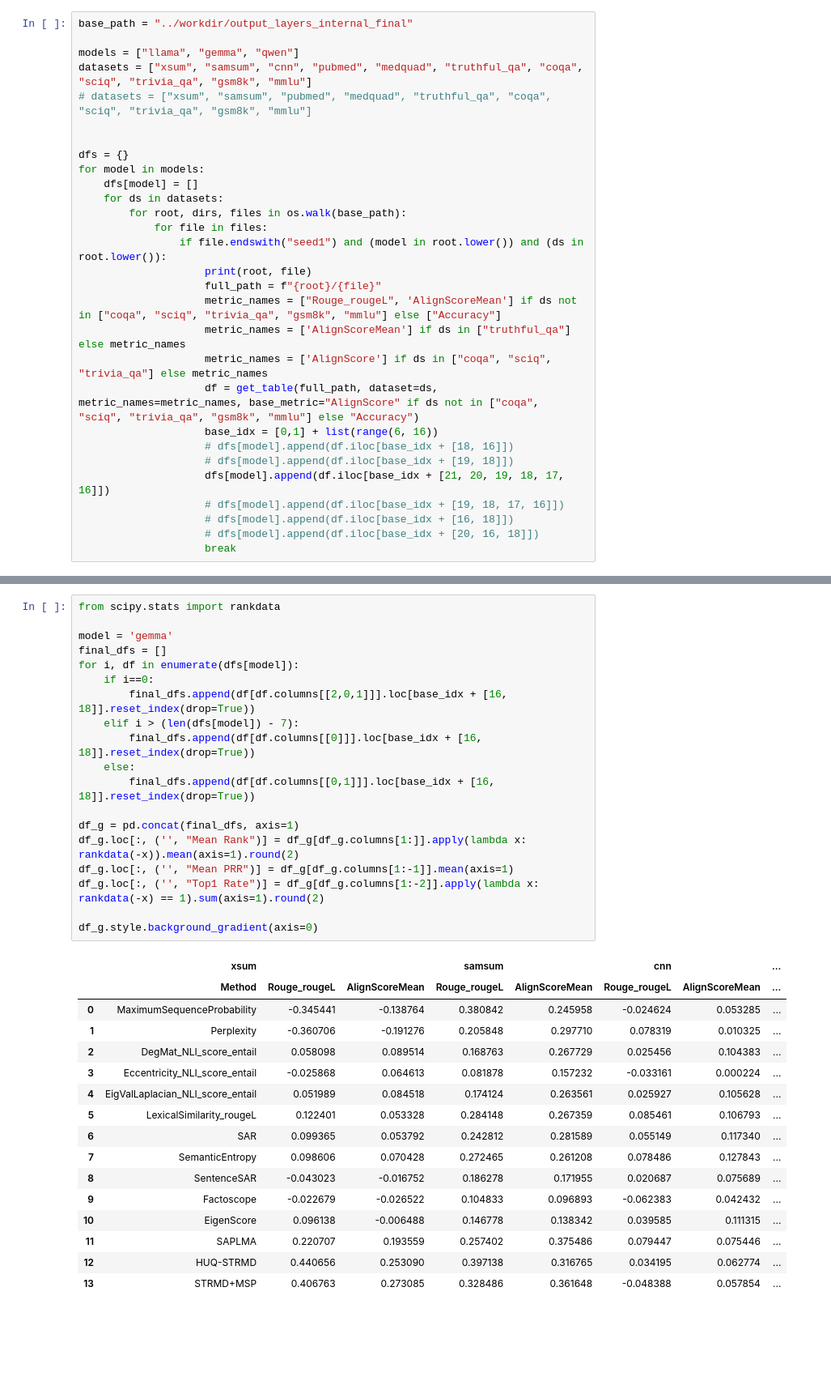
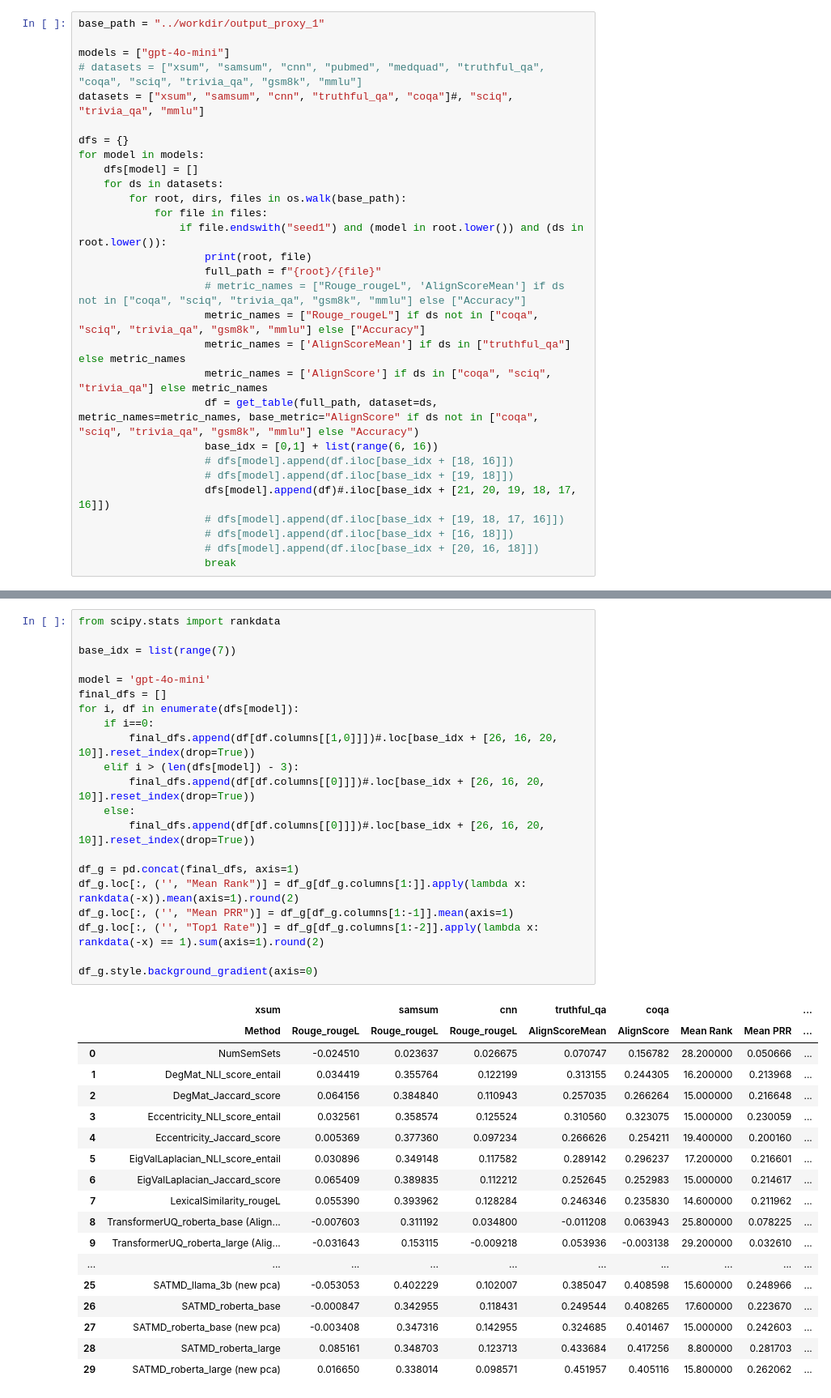
Before and after one commit to ArtemVazh/token_mahalanobis_distance, a Jupyter notebook: notebooks/final_results_bb.ipynb, the cells around one changed output, grey strips where cells are left out. Shown: that part at 81% size. Drawn from its saved outputs; the diff is of its cells as text; blank space fills up the shorter version.

```diff
--- a/notebooks/final_results_bb.ipynb
+++ b/notebooks/final_results_bb.ipynb
@@ -77,12 +97,11 @@ def get_table(path, metric_names=["Rouge_rougeL", 'AlignScore'], base_metric="Ac
     df0.loc[:, (dataset, 'Method')] = method
     return df0.reset_index(drop=True)
 # %%
-base_path = "../workdir/output_layers_internal_final"
+base_path = "../workdir/output_proxy_1"
 
-models = ["llama", "gemma", "qwen"]
-datasets = ["xsum", "samsum", "cnn", "pubmed", "medquad", "truthful_qa", "coqa", "sciq", "trivia_qa", "gsm8k", "mmlu"]
-# datasets = ["xsum", "samsum", "pubmed", "medquad", "truthful_qa", "coqa", "sciq", "trivia_qa", "gsm8k", "mmlu"]
-
+models = ["gpt-4o-mini"]
+# datasets = ["xsum", "samsum", "cnn", "pubmed", "medquad", "truthful_qa", "coqa", "sciq", "trivia_qa", "gsm8k", "mmlu"]
+datasets = ["xsum", "samsum", "cnn", "truthful_qa", "coqa"]#, "sciq", "trivia_qa", "mmlu"]
 
 dfs = {}
 for model in models:
@@ -93,14 +112,15 @@ for model in models:
                 if file.endswith("seed1") and (model in root.lower()) and (ds in root.lower()):
                     print(root, file)
                     full_path = f"{root}/{file}"
-                    metric_names = ["Rouge_rougeL", 'AlignScoreMean'] if ds not in ["coqa", "sciq", "trivia_qa", "gsm8k", "mmlu"] else ["Accuracy"]
+                    # metric_names = ["Rouge_rougeL", 'AlignScoreMean'] if ds not in ["coqa", "sciq", "trivia_qa", "gsm8k", "mmlu"] else ["Accuracy"]
+                    metric_names = ["Rouge_rougeL"] if ds not in ["coqa", "sciq", "trivia_qa", "gsm8k", "mmlu"] else ["Accuracy"]
                     metric_names = ['AlignScoreMean'] if ds in ["truthful_qa"] else metric_names
                     metric_names = ['AlignScore'] if ds in ["coqa", "sciq", "trivia_qa"] else metric_names
                     df = get_table(full_path, dataset=ds, metric_names=metric_names, base_metric="AlignScore" if ds not in ["coqa", "sciq", "trivia_qa", "gsm8k", "mmlu"] else "Accuracy")
                     base_idx = [0,1] + list(range(6, 16))
                     # dfs[model].append(df.iloc[base_idx + [18, 16]])
                     # dfs[model].append(df.iloc[base_idx + [19, 18]])
-                    dfs[model].append(df.iloc[base_idx + [21, 20, 19, 18, 17, 16]])
+                    dfs[model].append(df)#.iloc[base_idx + [21, 20, 19, 18, 17, 16]])
                     # dfs[model].append(df.iloc[base_idx + [19, 18, 17, 16]])
                     # dfs[model].append(df.iloc[base_idx + [16, 18]])
                     # dfs[model].append(df.iloc[base_idx + [20, 16, 18]])
@@ -126,36 +143,40 @@ Accuracy: 0.668
 # %%
 from scipy.stats import rankdata
 
-model = 'gemma'
+base_idx = list(range(7))
+
+model = 'gpt-4o-mini'
 final_dfs = []
 for i, df in enumerate(dfs[model]):
     if i==0:
-        final_dfs.append(df[df.columns[[2,0,1]]].loc[base_idx + [16, 18]].reset_index(drop=True))
-    elif i > (len(dfs[model]) - 7):
-        final_dfs.append(df[df.columns[[0]]].loc[base_idx + [16, 18]].reset_index(drop=True))
+        final_dfs.append(df[df.columns[[1,0]]])#.loc[base_idx + [26, 16, 20, 10]].reset_index(drop=True))
+    elif i > (len(dfs[model]) - 3):
+        final_dfs.append(df[df.columns[[0]]])#.loc[base_idx + [26, 16, 20, 10]].reset_index(drop=True))
     else:
-        final_dfs.append(df[df.columns[[0,1]]].loc[base_idx + [16, 18]].reset_index(drop=True))
+        final_dfs.append(df[df.columns[[0]]])#.loc[base_idx + [26, 16, 20, 10]].reset_index(drop=True))
 
 df_g = pd.concat(final_dfs, axis=1)
 df_g.loc[:, ('', "Mean Rank")] = df_g[df_g.columns[1:]].apply(lambda x: rankdata(-x)).mean(axis=1).round(2)
 df_g.loc[:, ('', "Mean PRR")] = df_g[df_g.columns[1:-1]].mean(axis=1)
 df_g.loc[:, ('', "Top1 Rate")] = df_g[df_g.columns[1:-2]].apply(lambda x: rankdata(-x) == 1).sum(axis=1).round(2)
 
 df_g.style.background_gradient(axis=0)
 # %% [output]
-|  | xsum |  |  | samsum |  | cnn |  | ... |
-|  | Method | Rouge_rougeL | AlignScoreMean | Rouge_rougeL | AlignScoreMean | Rouge_rougeL | AlignScoreMean | ... |
-| 0 | MaximumSequenceProbability | -0.345441 | -0.138764 | 0.380842 | 0.245958 | -0.024624 | 0.053285 | ... |
-| 1 | Perplexity | -0.360706 | -0.191276 | 0.205848 | 0.297710 | 0.078319 | 0.010325 | ... |
-| 2 | DegMat_NLI_score_entail | 0.058098 | 0.089514 | 0.168763 | 0.267729 | 0.025456 | 0.104383 | ... |
-| 3 | Eccentricity_NLI_score_entail | -0.025868 | 0.064613 | 0.081878 | 0.157232 | -0.033161 | 0.000224 | ... |
-| 4 | EigValLaplacian_NLI_score_entail | 0.051989 | 0.084518 | 0.174124 | 0.263561 | 0.025927 | 0.105628 | ... |
-| 5 | LexicalSimilarity_rougeL | 0.122401 | 0.053328 | 0.284148 | 0.267359 | 0.085461 | 0.106793 | ... |
-| 6 | SAR | 0.099365 | 0.053792 | 0.242812 | 0.281589 | 0.055149 | 0.117340 | ... |
-| 7 | SemanticEntropy | 0.098606 | 0.070428 | 0.272465 | 0.261208 | 0.078486 | 0.127843 | ... |
-| 8 | SentenceSAR | -0.043023 | -0.016752 | 0.186278 | 0.171955 | 0.020687 | 0.075689 | ... |
-| 9 | Factoscope | -0.022679 | -0.026522 | 0.104833 | 0.096893 | -0.062383 | 0.042432 | ... |
-| 10 | EigenScore | 0.096138 | -0.006488 | 0.146778 | 0.138342 | 0.039585 | 0.111315 | ... |
-| 11 | SAPLMA | 0.220707 | 0.193559 | 0.257402 | 0.375486 | 0.079447 | 0.075446 | ... |
-| 12 | HUQ-STRMD | 0.440656 | 0.253090 | 0.397138 | 0.316765 | 0.034195 | 0.062774 | ... |
-| 13 | STRMD+MSP | 0.406763 | 0.273085 | 0.328486 | 0.361648 | -0.048388 | 0.057854 | ... |
+|  | xsum |  | samsum | cnn | truthful_qa | coqa |  |  | ... |
+|  | Method | Rouge_rougeL | Rouge_rougeL | Rouge_rougeL | AlignScoreMean | AlignScore | Mean Rank | Mean PRR | ... |
+| 0 | NumSemSets | -0.024510 | 0.023637 | 0.026675 | 0.070747 | 0.156782 | 28.200000 | 0.050666 | ... |
+| 1 | DegMat_NLI_score_entail | 0.034419 | 0.355764 | 0.122199 | 0.313155 | 0.244305 | 16.200000 | 0.213968 | ... |
+| 2 | DegMat_Jaccard_score | 0.064156 | 0.384840 | 0.110943 | 0.257035 | 0.266264 | 15.000000 | 0.216648 | ... |
+| 3 | Eccentricity_NLI_score_entail | 0.032561 | 0.358574 | 0.125524 | 0.310560 | 0.323075 | 15.000000 | 0.230059 | ... |
+| 4 | Eccentricity_Jaccard_score | 0.005369 | 0.377360 | 0.097234 | 0.266626 | 0.254211 | 19.400000 | 0.200160 | ... |
+| 5 | EigValLaplacian_NLI_score_entail | 0.030896 | 0.349148 | 0.117582 | 0.289142 | 0.296237 | 17.200000 | 0.216601 | ... |
+| 6 | EigValLaplacian_Jaccard_score | 0.065409 | 0.389835 | 0.112212 | 0.252645 | 0.252983 | 15.000000 | 0.214617 | ... |
+| 7 | LexicalSimilarity_rougeL | 0.055390 | 0.393962 | 0.128284 | 0.246346 | 0.235830 | 14.600000 | 0.211962 | ... |
+| 8 | TransformerUQ_roberta_base (Align... | -0.007603 | 0.311192 | 0.034800 | -0.011208 | 0.063943 | 25.800000 | 0.078225 | ... |
+| 9 | TransformerUQ_roberta_large (Alig... | -0.031643 | 0.153115 | -0.009218 | 0.053936 | -0.003138 | 29.200000 | 0.032610 | ... |
+| ... | ... | ... | ... | ... | ... | ... | ... | ... | ... |
+| 25 | SATMD_llama_3b (new pca) | -0.053053 | 0.402229 | 0.102007 | 0.385047 | 0.408598 | 15.600000 | 0.248966 | ... |
+| 26 | SATMD_roberta_base | -0.000847 | 0.342955 | 0.118431 | 0.249544 | 0.408265 | 17.600000 | 0.223670 | ... |
+| 27 | SATMD_roberta_base (new pca) | -0.003408 | 0.347316 | 0.142955 | 0.324685 | 0.401467 | 15.000000 | 0.242603 | ... |
+| 28 | SATMD_roberta_large | 0.085161 | 0.348703 | 0.123713 | 0.433684 | 0.417256 | 8.800000 | 0.281703 | ... |
+| 29 | SATMD_roberta_large (new pca) | 0.016650 | 0.338014 | 0.098571 | 0.451957 | 0.405116 | 15.800000 | 0.262062 | ... |
```
Also changed, not shown: parts of 6 cells of this notebook, 2 other files.
